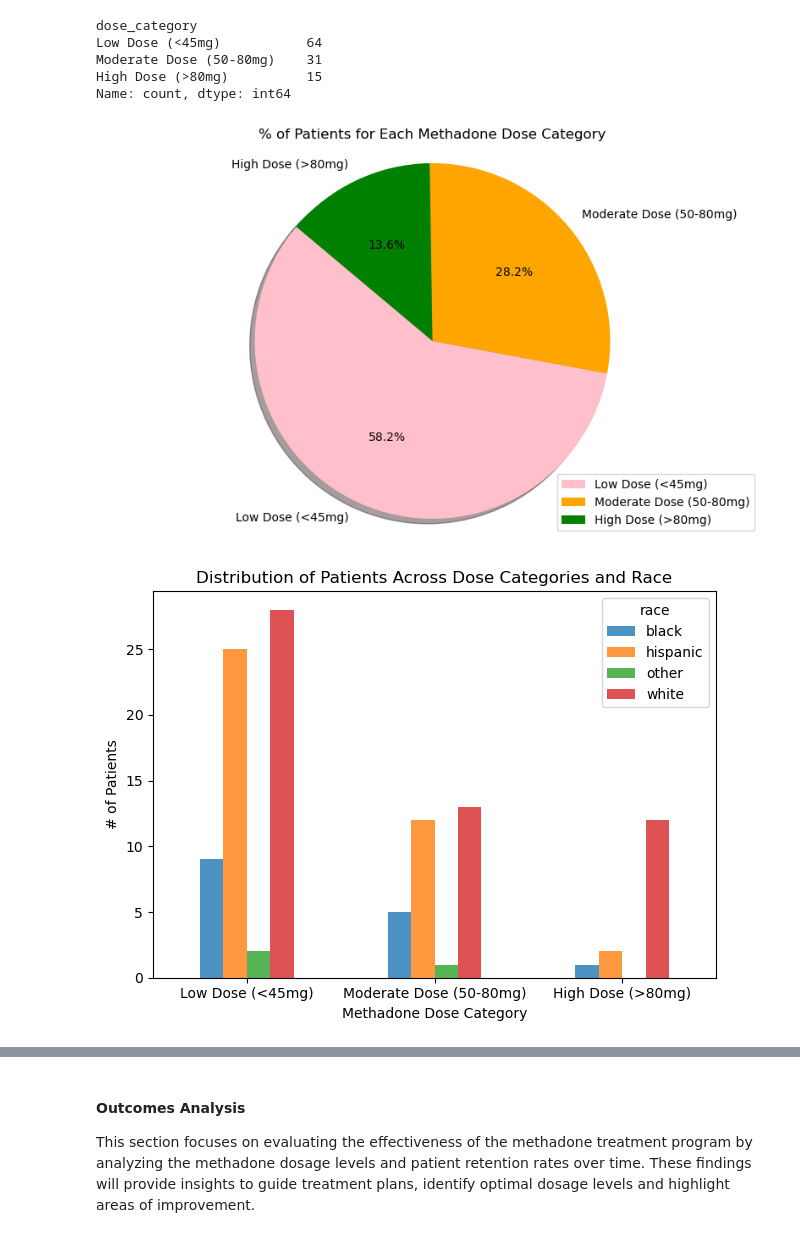
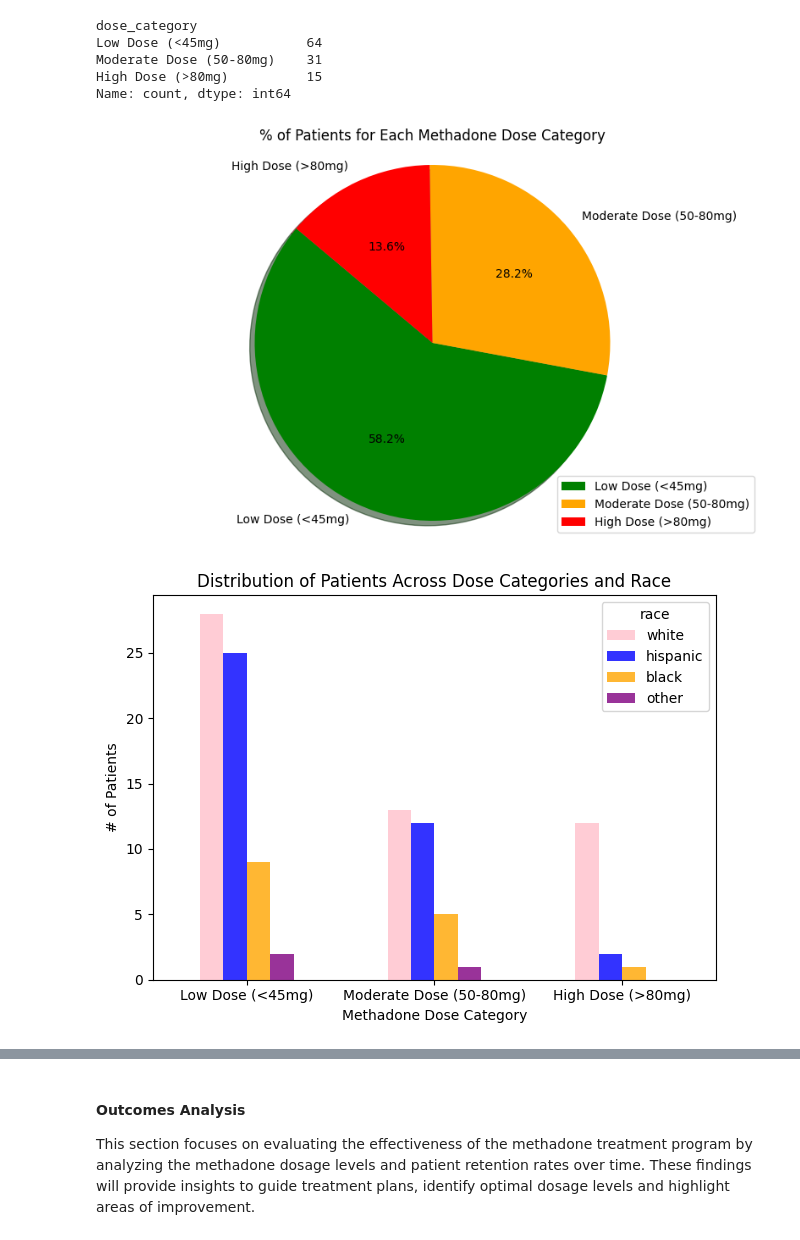
Before and after one commit to eevvaa25/MMTP, a Jupyter notebook: Methadone_Final.ipynb, the cells around one changed output, grey strips where cells are left out. Cells and saved outputs as stored; diff of their text form; code cells hidden in the pictures.

```diff
--- a/Methadone_Final.ipynb
+++ b/Methadone_Final.ipynb
@@ -453,0 +454,10 @@ Index(['patient_id', 'name', 'sex', 'age', 'race', 'previous_opioid_use',
+# %%
+# Convert m/f to Male/Female
+cleaned_df['sex'] = cleaned_df['sex'].replace({
+    'm': 'Male',
+    'f': 'Female'})
+
+# Confirm # of patients per sex
+sex_counts = cleaned_df.drop_duplicates(subset=['patient_id'])['sex'].value_counts()
+
+sex_counts
@@ -595,7 +613,7 @@ Name: count, dtype: int64
 # Pie Chart - % of patients who took high-dose, moderate-dose, low-dose methadone
 
 # Define custom colors
-colors = ['pink', 'orange', 'green']
+colors = ['green', 'orange', 'red']
 
 # Create a pie chart with custom colors
 plt.figure(figsize=(10, 6))
@@ -609,26 +627,35 @@ plt.show()
 # 28.2% of patients were prescribed moderate-dose methadone ( 50-80mg)
 # 13.6% of patients were prescribed high-dose methadone ( > 80mg)
 # %% [output]
-[figure, old version]
+[figure, new version]
 # %%
+# Original order of races
+race_order = ['white', 'hispanic', 'black', 'other']
+
+# Colors
+race_colors = ['pink', 'blue', 'orange', 'purple']
+
 # Unstack plot to show the distribution of patients across dose categories and race
 dose_race_distribution = pd.crosstab(cleaned_df['dose_category'], cleaned_df['race'])
+
+# Keep original order of races
+dose_race_distribution = dose_race_distribution.reindex(columns=race_order)
 
 # pd.crosstab() is a function used to compute a cross-tabulation (also known as a contingency table) of two or more factors
 # this helps analyze relationship between categorical variables by showing the frequency distribution
 
 # Plot and customize
-dose_race_distribution.plot(kind='bar', stacked=False, alpha=0.8)
+dose_race_distribution.plot(kind='bar', stacked=False, alpha=0.8, color= race_colors)
 plt.title('Distribution of Patients Across Dose Categories and Race')
 plt.xlabel('Methadone Dose Category')
 plt.ylabel('# of Patients')
 plt.xticks(rotation=0)
 plt.tight_layout()
 plt.show()
 
 # Most patients were prescribed low-dose methadone
 # Majority of patients across all methadone dose categories were of white race
 # %% [output]
-[figure, old version]
+[figure, new version]
 # %%
 # Unstack plot showing methadone dose category depending on sex
```
Also changed, not shown: parts of 16 cells of this notebook.
